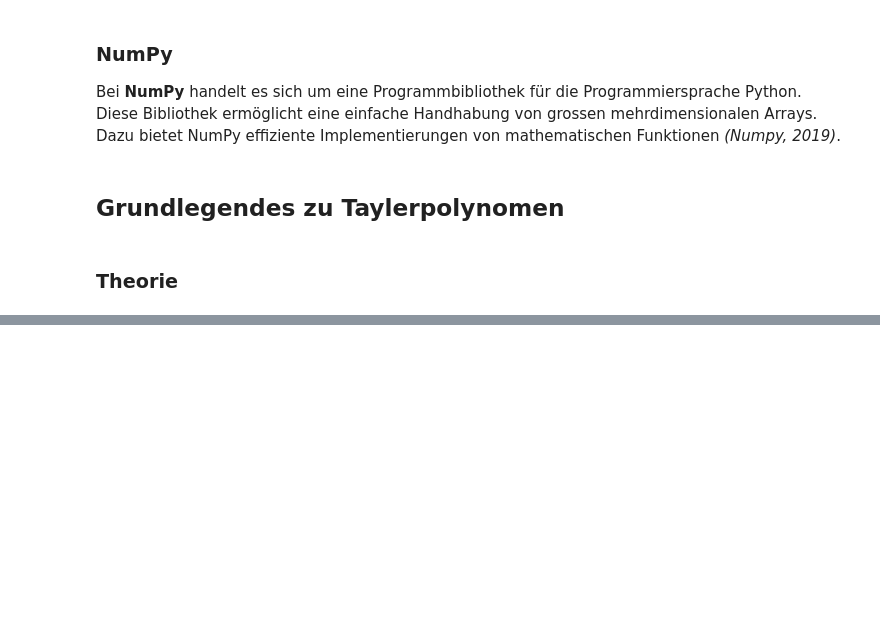
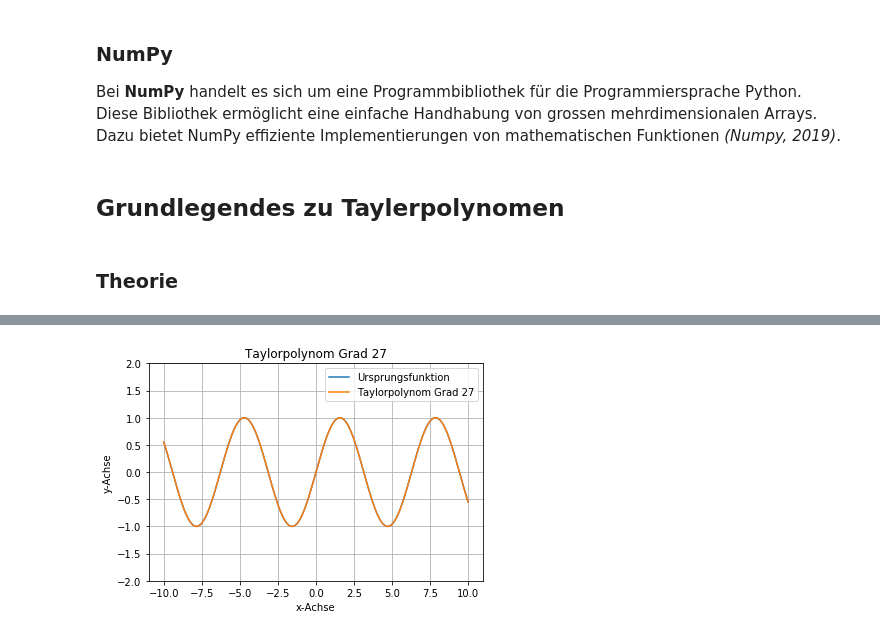
Before and after one commit to cheorges/Analysis-With-Python, a Jupyter notebook: Taylorpolynome.ipynb, the cells around one changed output, grey strips where cells are left out. Saved outputs shown, nothing was run; the diff lists cells and outputs as text; code cells hidden in the pictures; blank space fills up the shorter version.

```diff
--- a/Taylorpolynome.ipynb
+++ b/Taylorpolynome.ipynb
@@ -60,0 +173,4 @@ latest/tutorial.html
+# %%
+zeichne_taylorpolynom(f, start, ende, x0, 27)
+# %% [output]
+[figure, added]
```
Also changed, not shown: parts of 20 cells of this notebook, 1 other file.
